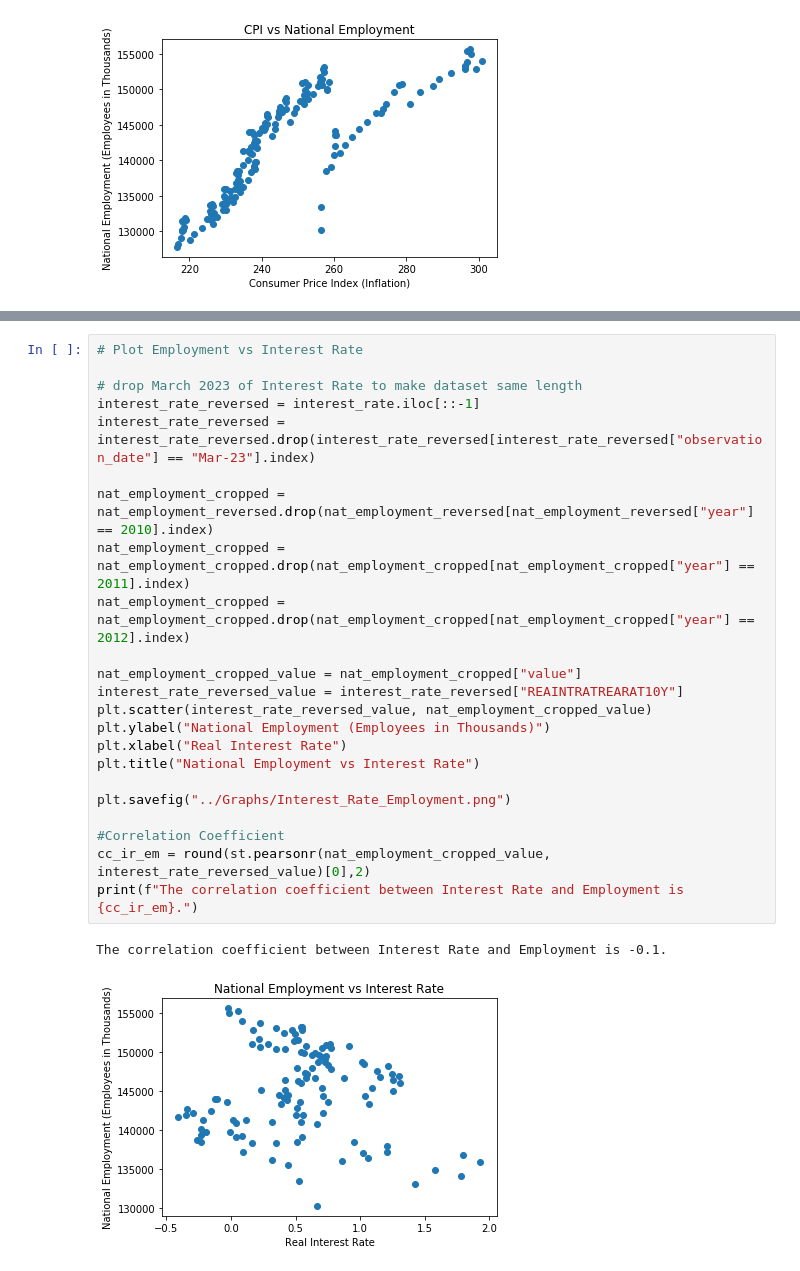
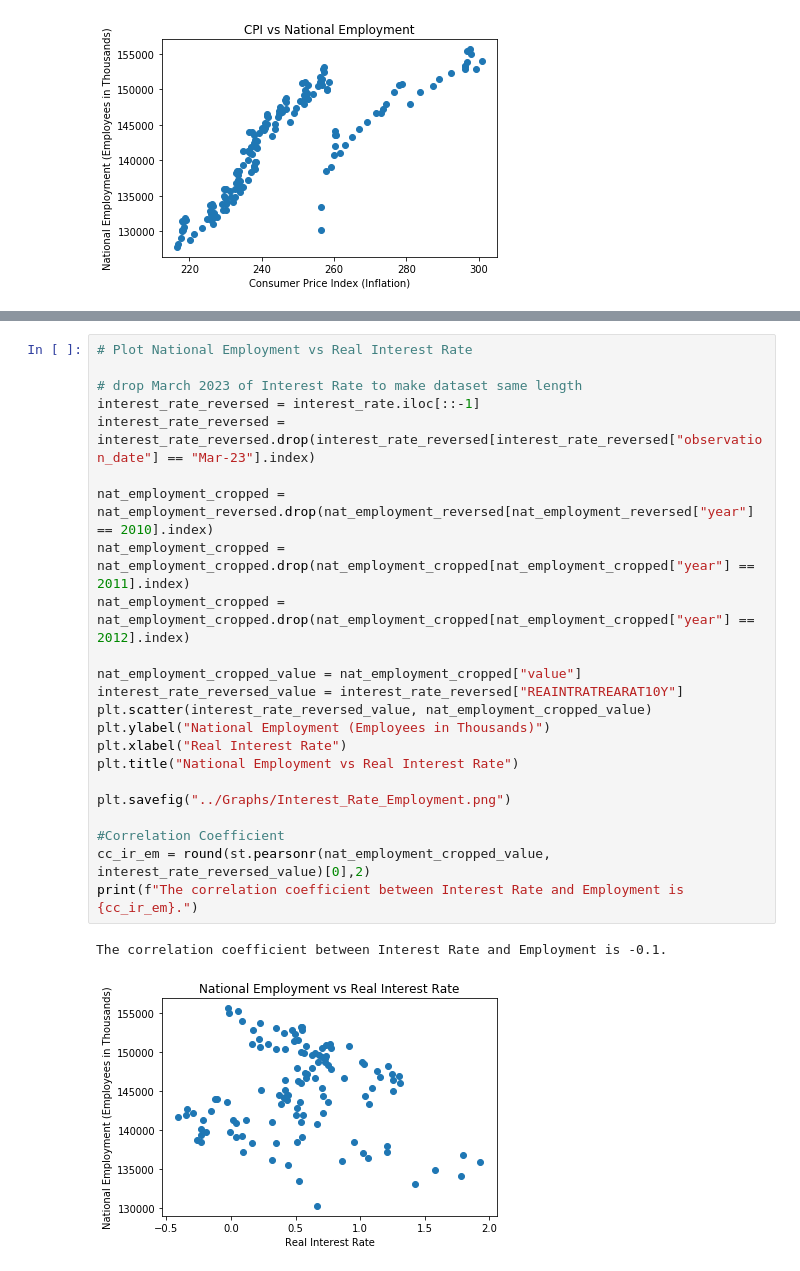
Before and after one commit to aumekubo2/SHAAL, a Jupyter notebook: Data_Analysis/Multi_Extract_Analysis_Attempt_1.ipynb, the cells around one changed output, grey strips where cells are left out. Drawn from its saved outputs; the diff is of its cells as text.

```diff
--- a/Data_Analysis/Multi_Extract_Analysis_Attempt_1.ipynb
+++ b/Data_Analysis/Multi_Extract_Analysis_Attempt_1.ipynb
@@ -226,29 +203,29 @@ The correlation coefficient between CPI and National Employment is 0.82.
 # %%
-# Plot Employment vs Interest Rate
+# Plot National Employment vs Real Interest Rate
 
 # drop March 2023 of Interest Rate to make dataset same length
 interest_rate_reversed = interest_rate.iloc[::-1]
 interest_rate_reversed = interest_rate_reversed.drop(interest_rate_reversed[interest_rate_reversed["observation_date"] == "Mar-23"].index)
 
 nat_employment_cropped = nat_employment_reversed.drop(nat_employment_reversed[nat_employment_reversed["year"] == 2010].index)
 nat_employment_cropped = nat_employment_cropped.drop(nat_employment_cropped[nat_employment_cropped["year"] == 2011].index)
 nat_employment_cropped = nat_employment_cropped.drop(nat_employment_cropped[nat_employment_cropped["year"] == 2012].index)
 
 nat_employment_cropped_value = nat_employment_cropped["value"]
 interest_rate_reversed_value = interest_rate_reversed["REAINTRATREARAT10Y"]
 plt.scatter(interest_rate_reversed_value, nat_employment_cropped_value)
 plt.ylabel("National Employment (Employees in Thousands)")
 plt.xlabel("Real Interest Rate")
-plt.title("National Employment vs Interest Rate")
+plt.title("National Employment vs Real Interest Rate")
 
 plt.savefig("../Graphs/Interest_Rate_Employment.png")
 
 #Correlation Coefficient
 cc_ir_em = round(st.pearsonr(nat_employment_cropped_value, interest_rate_reversed_value)[0],2)
 print(f"The correlation coefficient between Interest Rate and Employment is {cc_ir_em}.")
 # %% [output]
 The correlation coefficient between Interest Rate and Employment is -0.1.
-[figure, old version]
+[figure, new version]
 # %%
 # Plot Employment vs Interest Rate without Covid
 
```
Also changed, not shown: parts of 15 cells of this notebook, 6 other files.
